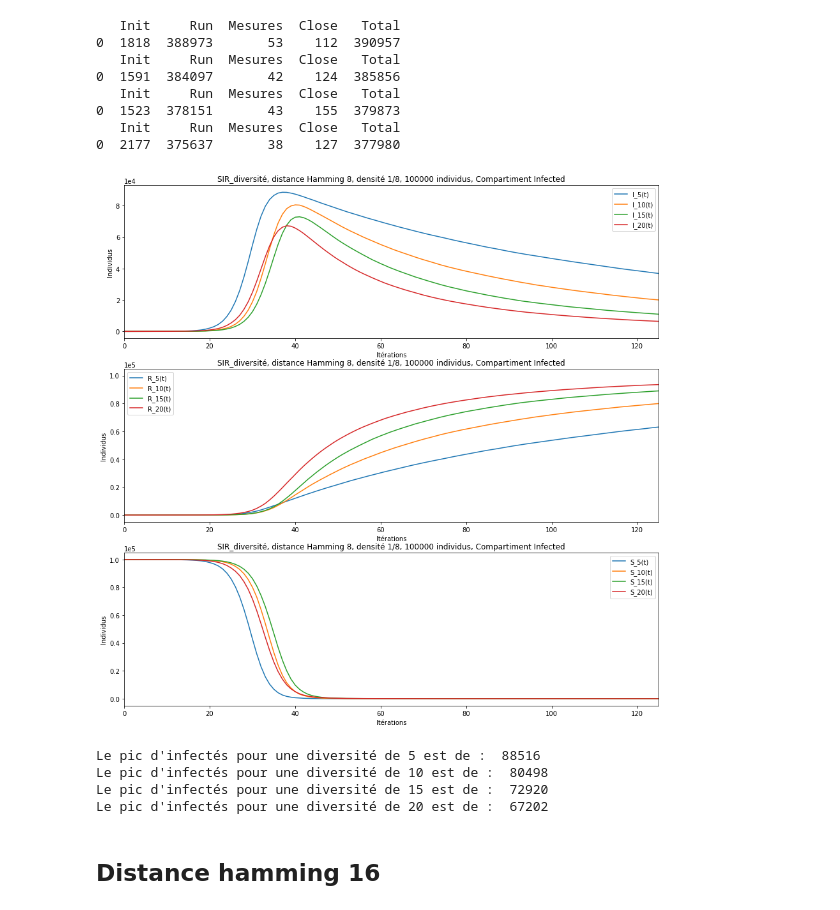
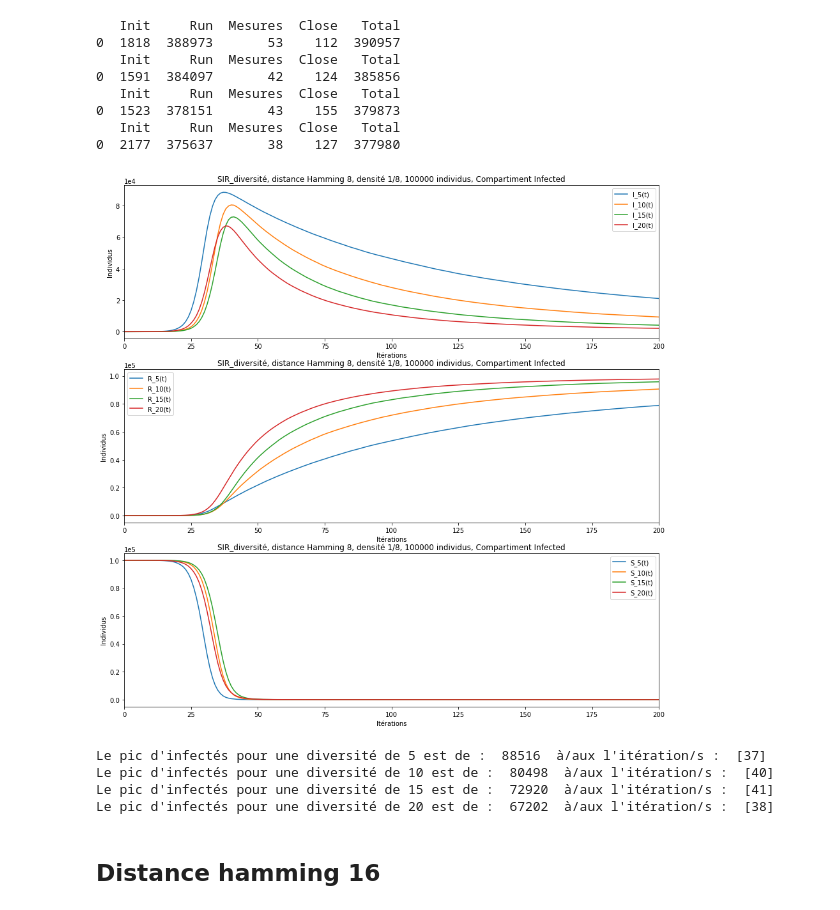
Before and after one commit to maximepasquier/Diversity, a Jupyter notebook: Python/SIR_diversite.ipynb, the cells around one changed output. Drawn from its saved outputs; the diff is of its cells as text; code cells hidden in the pictures.

```diff
--- a/Python/SIR_diversite.ipynb
+++ b/Python/SIR_diversite.ipynb
@@ -182,7 +182,7 @@ I = 1
 R = 0
 beta = 0.5
 gamma = 0.1
-iterations = 125
+iterations = 200
 
 S_comp = [] # infected compartment
 I_comp = [] # susceptible compartment
@@ -211,44 +211,44 @@ plt.subplot(3,1,2)
 R_5, = plt.plot(recovered1, label='R_5(t)')
 R_10, = plt.plot(recovered2, label='R_10(t)')
 R_15, = plt.plot(recovered3, label='R_15(t)')
 R_20, = plt.plot(recovered4, label='R_20(t)')
 
 plt.title("SIR_diversité, distance Hamming 8, densité 1/8, 100000 individus, Compartiment Infected")
 plt.xlabel("Itérations")
 plt.ylabel("Individus")
 plt.legend(handles=[R_5, R_10, R_15, R_20])
 
 plt.ticklabel_format(style='sci', axis='y', scilimits=(0,0)) # use scientific notation
 plt.xlim([0, iterations])
 
 # Susceptible
 plt.subplot(3,1,3)
 S_5, = plt.plot((N-contamine1)['Nombre de contaminés'].subtract(recovered1['Recovered']), label='S_5(t)')
 S_10, = plt.plot((N-contamine2)['Nombre de contaminés'].subtract(recovered2['Recovered']), label='S_10(t)')
 S_15, = plt.plot((N-contamine3)['Nombre de contaminés'].subtract(recovered3['Recovered']), label='S_15(t)')
 S_20, = plt.plot((N-contamine4)['Nombre de contaminés'].subtract(recovered4['Recovered']), label='S_20(t)')
 
 plt.title("SIR_diversité, distance Hamming 8, densité 1/8, 100000 individus, Compartiment Infected")
 plt.xlabel("Itérations")
 plt.ylabel("Individus")
 plt.legend(handles=[S_5, S_10, S_15, S_20])
 
 plt.ticklabel_format(style='sci', axis='y', scilimits=(0,0)) # use scientific notation
 plt.xlim([0, iterations])
 
 plt.show()
 # %% [output]
-[figure, old version]
+[figure, new version]
 # %%
-print("Le pic d'infectés pour une diversité de 5 est de : ", int(contamine1.max()))
-print("Le pic d'infectés pour une diversité de 10 est de : ", int(contamine2.max()))
-print("Le pic d'infectés pour une diversité de 15 est de : ", int(contamine3.max()))
-print("Le pic d'infectés pour une diversité de 20 est de : ", int(contamine4.max()))
+print("Le pic d'infectés pour une diversité de 5 est de : ", int(contamine1.max()), " à/aux l'itération/s : ", contamine1[contamine1['Nombre de contaminés'] == int(contamine1.max())].index.values)
+print("Le pic d'infectés pour une diversité de 10 est de : ", int(contamine2.max()), " à/aux l'itération/s : ", contamine1[contamine2['Nombre de contaminés'] == int(contamine2.max())].index.values)
+print("Le pic d'infectés pour une diversité de 15 est de : ", int(contamine3.max()), " à/aux l'itération/s : ", contamine1[contamine3['Nombre de contaminés'] == int(contamine3.max())].index.values)
+print("Le pic d'infectés pour une diversité de 20 est de : ", int(contamine4.max()), " à/aux l'itération/s : ", contamine1[contamine4['Nombre de contaminés'] == int(contamine4.max())].index.values)
 # %% [output]
-Le pic d'infectés pour une diversité de 5 est de :  88516
-Le pic d'infectés pour une diversité de 10 est de :  80498
-Le pic d'infectés pour une diversité de 15 est de :  72920
-Le pic d'infectés pour une diversité de 20 est de :  67202
+Le pic d'infectés pour une diversité de 5 est de :  88516  à/aux l'itération/s :  [37]
+Le pic d'infectés pour une diversité de 10 est de :  80498  à/aux l'itération/s :  [40]
+Le pic d'infectés pour une diversité de 15 est de :  72920  à/aux l'itération/s :  [41]
+Le pic d'infectés pour une diversité de 20 est de :  67202  à/aux l'itération/s :  [38]
 # %% [markdown]
 ## Distance hamming 16
 # %% [markdown]
```
Also changed, not shown: parts of 3 cells of this notebook, 3 other files.
